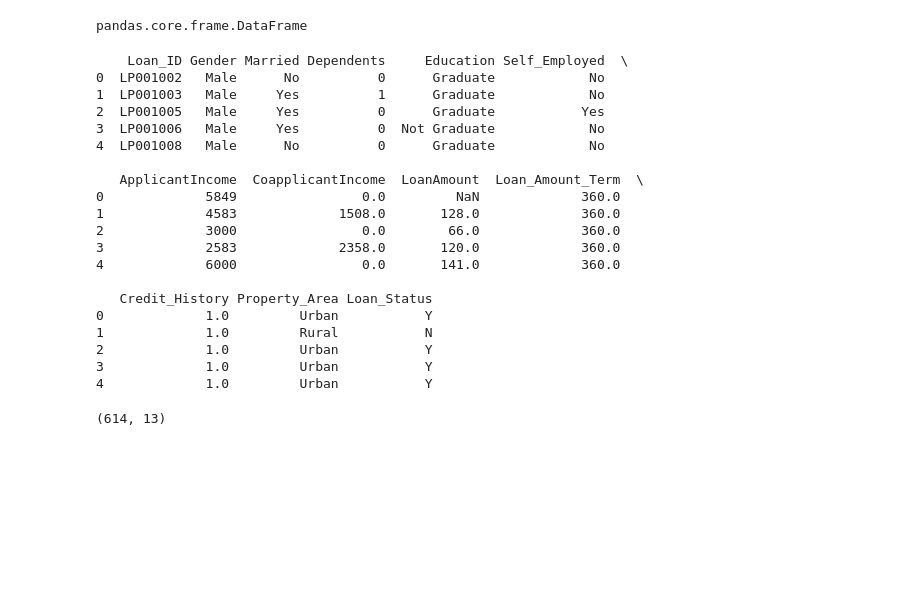
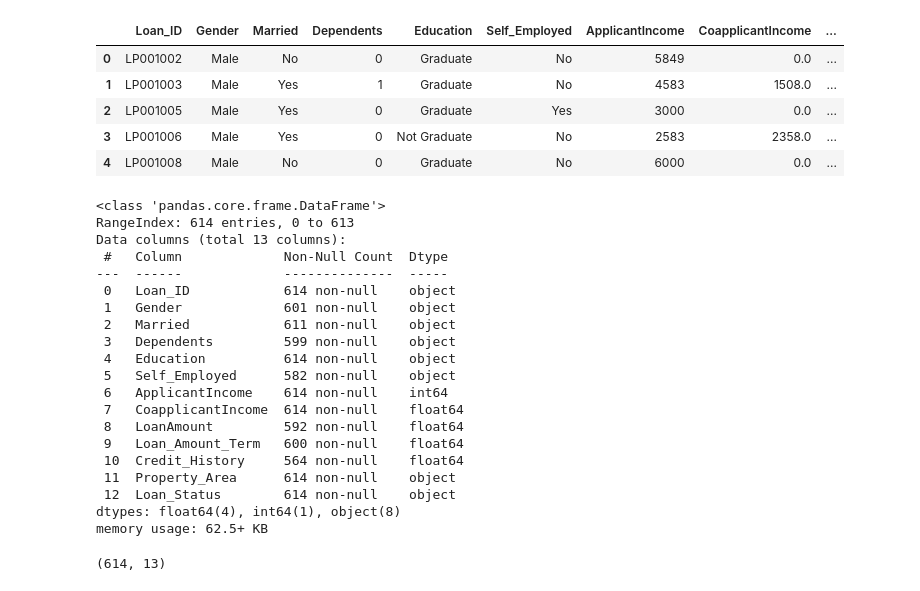
Before and after one commit to Aadi1101/Loan_Status_Prediction, a Jupyter notebook: notebooks/trials.ipynb, the cells around one changed output. Saved outputs shown, nothing was run; the diff lists cells and outputs as text; code cells hidden in the pictures; blank space fills up the shorter version.

```diff
--- a/notebooks/trials.ipynb
+++ b/notebooks/trials.ipynb
@@ -6,34 +6,39 @@ from sklearn.svm import SVC
 import seaborn as sns
 from sklearn.metrics import accuracy_score
 # %%
-loan_dataset = pd.read_csv('./datasets/loan.csv')
+loan_dataset = pd.read_csv('./loan.csv')
-# %%
-type(loan_dataset)
-# %% [output]
-pandas.core.frame.DataFrame
-# %%
-print(loan_dataset.head())
-# %% [output]
-    Loan_ID Gender Married Dependents     Education Self_Employed  \
-0  LP001002   Male      No          0      Graduate            No
-1  LP001003   Male     Yes          1      Graduate            No
-2  LP001005   Male     Yes          0      Graduate           Yes
-3  LP001006   Male     Yes          0  Not Graduate            No
-4  LP001008   Male      No          0      Graduate            No
-
-   ApplicantIncome  CoapplicantIncome  LoanAmount  Loan_Amount_Term  \
-0             5849                0.0         NaN             360.0
-1             4583             1508.0       128.0             360.0
-2             3000                0.0        66.0             360.0
-3             2583             2358.0       120.0             360.0
-4             6000                0.0       141.0             360.0
-
-   Credit_History Property_Area Loan_Status
-0             1.0         Urban           Y
-1             1.0         Rural           N
-2             1.0         Urban           Y
-3             1.0         Urban           Y
-4             1.0         Urban           Y
+# %%
+loan_dataset.head()
+# %% [output]
+|  | Loan_ID | Gender | Married | Dependents | Education | Self_Employed | ApplicantIncome | CoapplicantIncome | ... |
+| 0 | LP001002 | Male | No | 0 | Graduate | No | 5849 | 0.0 | ... |
+| 1 | LP001003 | Male | Yes | 1 | Graduate | No | 4583 | 1508.0 | ... |
+| 2 | LP001005 | Male | Yes | 0 | Graduate | Yes | 3000 | 0.0 | ... |
+| 3 | LP001006 | Male | Yes | 0 | Not Graduate | No | 2583 | 2358.0 | ... |
+| 4 | LP001008 | Male | No | 0 | Graduate | No | 6000 | 0.0 | ... |
+# %%
+loan_dataset.info()
+# %% [output]
+<class 'pandas.core.frame.DataFrame'>
+RangeIndex: 614 entries, 0 to 613
+Data columns (total 13 columns):
+ #   Column             Non-Null Count  Dtype
+---  ------             --------------  -----
+ 0   Loan_ID            614 non-null    object
+ 1   Gender             601 non-null    object
+ 2   Married            611 non-null    object
+ 3   Dependents         599 non-null    object
+ 4   Education          614 non-null    object
+ 5   Self_Employed      582 non-null    object
+ 6   ApplicantIncome    614 non-null    int64
+ 7   CoapplicantIncome  614 non-null    float64
+ 8   LoanAmount         592 non-null    float64
+ 9   Loan_Amount_Term   600 non-null    float64
+ 10  Credit_History     564 non-null    float64
+ 11  Property_Area      614 non-null    object
+ 12  Loan_Status        614 non-null    object
+dtypes: float64(4), int64(1), object(8)
+memory usage: 62.5+ KB
 # %%
 print(loan_dataset.shape)
 # %% [output]
```
Also changed, not shown: parts of 20 cells of this notebook.
